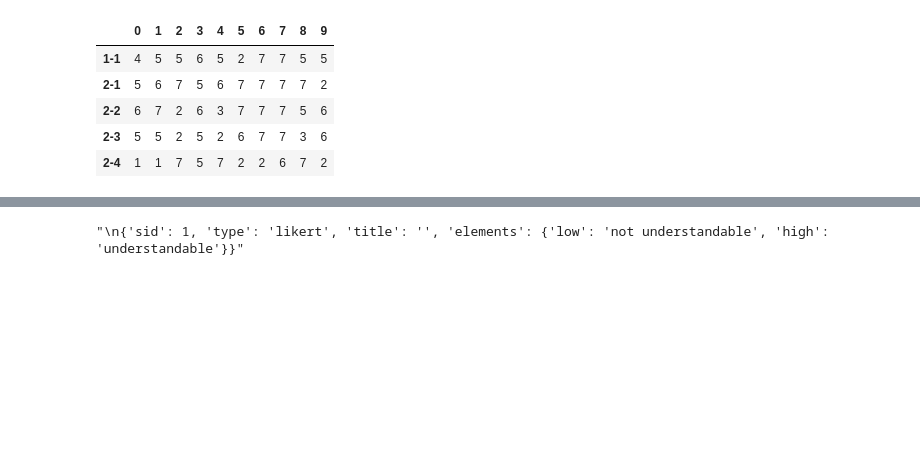
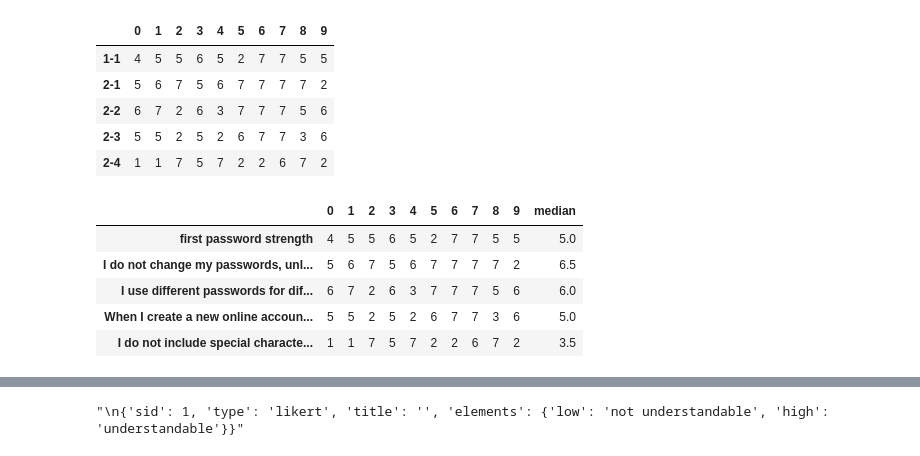
Before and after one commit to rizupaudel/designStudy, a Jupyter notebook: priming/analysis.ipynb, the cells around one changed output, grey strips where cells are left out. Saved outputs shown, nothing was run; the diff lists cells and outputs as text; code cells hidden in the pictures; blank space fills up the shorter version.

```diff
--- a/priming/analysis.ipynb
+++ b/priming/analysis.ipynb
@@ -224,6 +224,30 @@ pd.DataFrame(survey_response_df['3'].to_dict())
 | 2-2 | 6 | 7 | 2 | 6 | 3 | 7 | 7 | 7 | 5 | 6 |
 | 2-3 | 5 | 5 | 2 | 5 | 2 | 6 | 7 | 7 | 3 | 6 |
 | 2-4 | 1 | 1 | 7 | 5 | 7 | 2 | 2 | 6 | 7 | 2 |
+# %%
+# fpasssurvey
+normqsid = []
+import json
+fpass = pd.DataFrame(survey_response_df['3'].to_dict()).astype(int)
+normfpass = 8 - fpass.loc[normqsid]
+fpass.update(normfpass)
+fpass
+
+new_index = {}
+for qsid in fpass.index:
+    likert_scale = 'low' if qsid in normqsid else 'high'
+    new_index[qsid] = json.loads(get_qdetails('3', qsid).replace("'", '"').split('\n')[1]).get('title')
+new_index
+fpass = fpass.rename(new_index)
+fpass['median'] = fpass.median(axis=1)
+fpass
+# %% [output]
+|  | 0 | 1 | 2 | 3 | 4 | 5 | 6 | 7 | 8 | 9 | median |
+| first password strength | 4 | 5 | 5 | 6 | 5 | 2 | 7 | 7 | 5 | 5 | 5.0 |
+| I do not change my passwords, unl... | 5 | 6 | 7 | 5 | 6 | 7 | 7 | 7 | 7 | 2 | 6.5 |
+| I use different passwords for dif... | 6 | 7 | 2 | 6 | 3 | 7 | 7 | 7 | 5 | 6 | 6.0 |
+| When I create a new online accoun... | 5 | 5 | 2 | 5 | 2 | 6 | 7 | 7 | 3 | 6 | 5.0 |
+| I do not include special characte... | 1 | 1 | 7 | 5 | 7 | 2 | 2 | 6 | 7 | 2 | 3.5 |
 # %%
 get_qdetails('3', '1-1')
 # %% [output]
```
Also changed, not shown: parts of 5 cells of this notebook, 23 other files.
